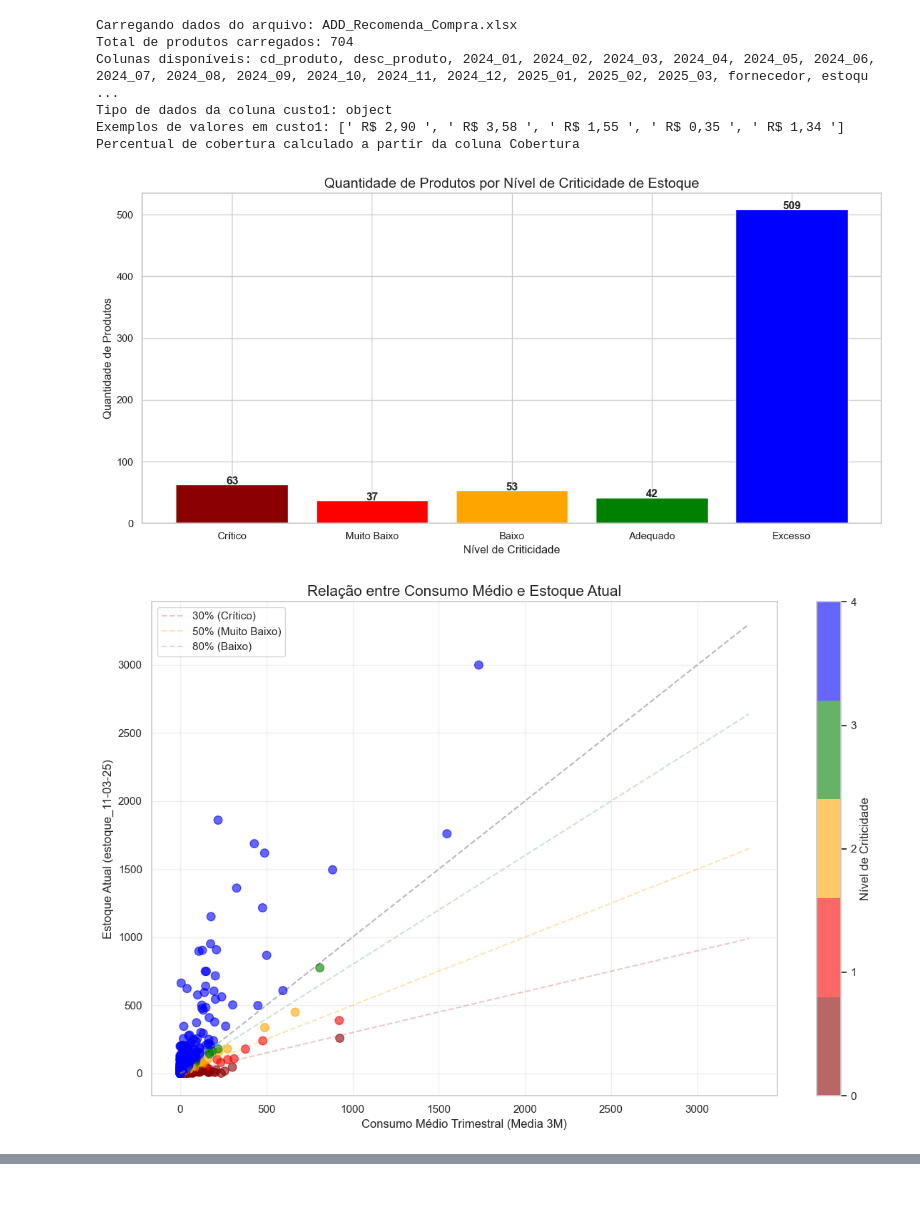
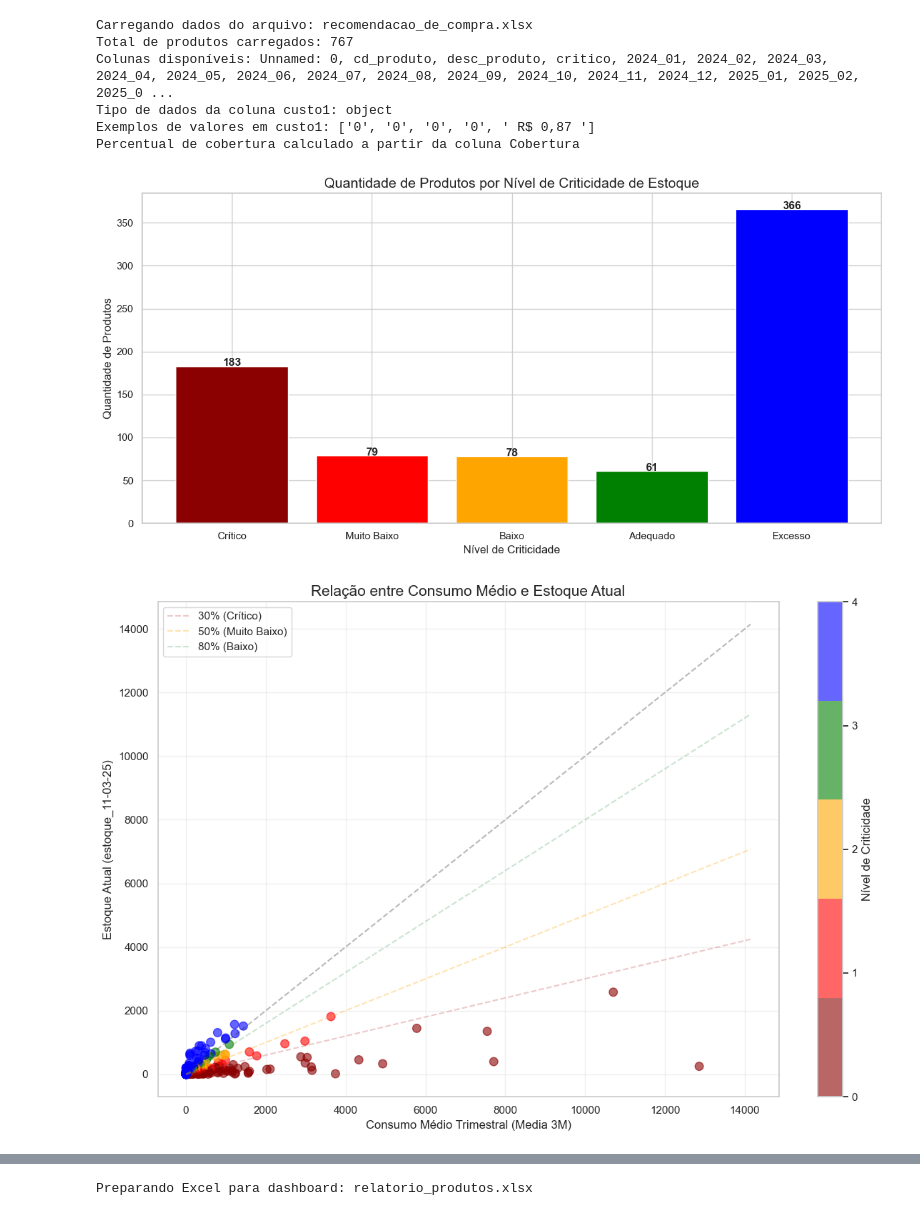
Before and after one commit to maloka-ai/poc-dashboard, a Jupyter notebook: dados/ADD/Dados_ADD_PF/Recomendacao_Compras.ipynb, the cells around one changed output, grey strips where cells are left out. Cells and saved outputs as stored; diff of their text form; code cells hidden in the pictures.

Commit message:
finish refactor para estoque

```diff
--- a/dados/ADD/Dados_ADD_PF/Recomendacao_Compras.ipynb
+++ b/dados/ADD/Dados_ADD_PF/Recomendacao_Compras.ipynb
@@ -22,7 +22,7 @@ import os
 plt.style.use('ggplot')
 sns.set(style="whitegrid")
 
-def analisar_estoque(arquivo_excel="ADD_Recomenda_Compra.xlsx"):
+def analisar_estoque(arquivo_excel="recomendacao_de_compra.xlsx"):
     """
     Analisa os dados de estoque e gera gráficos.
 
@@ -48,7 +48,7 @@ def analisar_estoque(arquivo_excel="ADD_Recomenda_Compra.xlsx"):
     mapeamento_colunas = {
         'cd_produto': 'cd_produto',
         'desc_produto': 'desc_produto',
-        'estoque_11-03-25': 'estoque_atual',  # Estoque atual
+        'estoque_atualizado': 'estoque_atualizado',  # Estoque atual
         'Media 3M': 'media_3m',               # Média de consumo trimestral
         'Cobertura': 'cobertura',             # Cobertura em meses
         'Sug 3M': 'sugestao_3m',              # Sugestão para 3 meses
@@ -72,7 +72,7 @@ def analisar_estoque(arquivo_excel="ADD_Recomenda_Compra.xlsx"):
                 colunas_faltantes.remove(col_faltante)
 
     # Verificar se ainda existem colunas faltantes críticas
-    colunas_criticas = ['estoque_11-03-25', 'Media 3M']
+    colunas_criticas = ['estoque_atualizado', 'Media 3M']
     colunas_criticas_faltantes = [col for col in colunas_criticas if col not in df.columns]
 
     if colunas_criticas_faltantes:
@@ -84,7 +84,7 @@ def analisar_estoque(arquivo_excel="ADD_Recomenda_Compra.xlsx"):
     #     print(df['custo1'].head(10))
 
     # Converter colunas numéricas
-    for col in ['estoque_11-03-25', 'Media 3M', 'Cobertura', 'Sug 3M', 'Sug 1M']:
+    for col in ['estoque_atualizado', 'Media 3M', 'Cobertura', 'Sug 3M', 'Sug 1M']:
         if col in df.columns:
             df[col] = pd.to_numeric(df[col], errors='coerce')
 
@@ -116,8 +116,8 @@ def analisar_estoque(arquivo_excel="ADD_Recomenda_Compra.xlsx"):
 
     # Calcular percentual de cobertura se 'Cobertura' não estiver disponível
     if 'Cobertura' not in df.columns:
-        if 'estoque_11-03-25' in df.columns and 'Media 3M' in df.columns:
-            df['percentual_cobertura'] = (df['estoque_11-03-25'] / df['Media 3M'] * 100).round(1)
+        if 'estoque_atualizado' in df.columns and 'Media 3M' in df.columns:
+            df['percentual_cobertura'] = (df['estoque_atualizado'] / df['Media 3M'] * 100).round(1)
             print("Percentual de cobertura calculado a partir do estoque atual e média 3M")
     else:
         # Usar a coluna 'Cobertura' para calcular o percentual (assumindo que Cobertura está em meses)
@@ -181,7 +181,7 @@ def analisar_estoque(arquivo_excel="ADD_Recomenda_Compra.xlsx"):
     # Plotar os pontos
     scatter = plt.scatter(
         df['Media 3M'],
-        df['estoque_11-03-25'],
+        df['estoque_atualizado'],
         c=criticidade_num,
         cmap=cm,
         alpha=0.6,
@@ -189,7 +189,7 @@ def analisar_estoque(arquivo_excel="ADD_Recomenda_Compra.xlsx"):
     )
 
     # Adicionar linha de referência para 100% de cobertura
-    max_val = max(df['Media 3M'].max(), df['estoque_11-03-25'].max()) * 1.1
+    max_val = max(df['Media 3M'].max(), df['estoque_atualizado'].max()) * 1.1
     plt.plot([0, max_val], [0, max_val], 'k--', alpha=0.3)
 
     # Adicionar linhas de referência para outros níveis
@@ -283,18 +283,38 @@ def analisar_estoque(arquivo_excel="ADD_Recomenda_Compra.xlsx"):
     print("\nResumo de Criticidade de Estoque:")
     print(tabela_criticidade)
 
-    # Gerar estatísticas de sugestão de compra
     if 'Sug 1M' in df.columns and 'custo1' in df.columns:
+        # Ensure both columns are numeric
+        df['Sug 1M'] = pd.to_numeric(df['Sug 1M'], errors='coerce')
+
+        # For custo1, first check if it's already numeric
+        if df['custo1'].dtype == object:  # If it's string or other object
+            # Try to handle various formats of currency
+            df['custo1'] = df['custo1'].astype(str).str.replace('R$', '', regex=False) \
+                                              .str.replace(' ', '', regex=False) \
+                                              .str.replace('.', '', regex=False) \
+                                              .str.replace(',', '.', regex=False)
+
+        # Now explicitly convert to numeric
+        df['custo1'] = pd.to_numeric(df['custo1'], errors='coerce')
+
+        # Add debug info
+        print(f"Tipos de dados após conversão:")
+        print(f"Sug 1M: {df['Sug 1M'].dtype}")
+        print(f"custo1: {df['custo1'].dtype}")
+        print(f"Primeiros 5 valores de Sug 1M: {df['Sug 1M'].head().tolist()}")
+        print(f"Primeiros 5 valores de custo1: {df['custo1'].head().tolist()}")
+
+        # Replace NaN values with zeros to avoid calculation issues
+        df['Sug 1M'] = df['Sug 1M'].fillna(0)
+        df['custo1'] = df['custo1'].fillna(0)
+
+        # Now calculate the estimated value
         df['valor_estimado_1m'] = df['Sug 1M'] * df['custo1']
 
         valor_total = df['valor_estimado_1m'].sum()
         valor_critico = df[df['criticidade'] == 'Crítico']['valor_estimado_1m'].sum()
         valor_muito_baixo = df[df['criticidade'] == 'Muito Baixo']['valor_estimado_1m'].sum()
-
-        print("\nResumo de Valores de Compra:")
-        print(f"Valor total estimado para compra: R$ {valor_total:,.2f}")
-        print(f"Valor para produtos críticos: R$ {valor_critico:,.2f} ({valor_critico/valor_total*100:.1f}%)")
-        print(f"Valor para produtos muito baixos: R$ {valor_muito_baixo:,.2f} ({valor_muito_baixo/valor_total*100:.1f}%)")
 
     # Criar gráfico de pizza para distribuição de criticidade
     plt.figure(figsize=(10, 8))
@@ -320,7 +340,7 @@ def analisar_estoque(arquivo_excel="ADD_Recomenda_Compra.xlsx"):
     # Criar relatório dos produtos críticos em formato tabular
     if len(df_criticos) > 0:
         # Selecionando colunas relevantes para o relatório
-        colunas_relatorio = ['cd_produto', 'desc_produto', 'estoque_11-03-25', 'Media 3M',
+        colunas_relatorio = ['cd_produto', 'desc_produto', 'estoque_atualizado', 'Media 3M',
                              'percentual_cobertura', 'criticidade']
 
         if 'Sug 1M' in df.columns:
@@ -368,7 +388,7 @@ def exportar_excel_para_dashboard(df, arquivo_saida="relatorio_produtos.xlsx"):
     })
 
     # 3. Dados para gráfico de dispersão
-    df_dispersao = df[['cd_produto', 'desc_produto', 'estoque_11-03-25', 'Media 3M',
+    df_dispersao = df[['cd_produto', 'desc_produto', 'estoque_atualizado', 'Media 3M',
                       'percentual_cobertura', 'criticidade']].copy()
 
     # 4. Top 20 produtos mais críticos
@@ -385,36 +405,36 @@ def exportar_excel_para_dashboard(df, arquivo_saida="relatorio_produtos.xlsx"):
     with pd.ExcelWriter(arquivo_saida, engine='xlsxwriter') as writer:
         # Adicionar cada DataFrame como uma aba
         df_completo.to_excel(writer, sheet_name='Dados_Completos', index=False)
         df_criticidade.to_excel(writer, sheet_name='Resumo_Criticidade', index=False)
         df_dispersao.to_excel(writer, sheet_name='Dados_Dispersao', index=False)
         df_top20_criticos.to_excel(writer, sheet_name='Top20_Criticos', index=False)
 
         if not resumo_valores.empty:
             resumo_valores.to_excel(writer, sheet_name='Resumo_Valores', index=False)
 
     print(f"Arquivo Excel '{arquivo_saida}' criado com sucesso!")
     print("\nEstrutura do arquivo:")
     print("- Dados_Completos: Todos os dados com métricas calculadas")
     print("- Resumo_Criticidade: Contagens por nível de criticidade")
     print("- Dados_Dispersao: Dados para o gráfico de dispersão")
     print("- Top20_Criticos: Os 20 produtos mais críticos")
 
     if not resumo_valores.empty:
         print("- Resumo_Valores: Valores de compra estimados por criticidade")
 
 if __name__ == "__main__":
     try:
         df_resultado = analisar_estoque()
         if df_resultado is not None:
             print("\nAnálise concluída com sucesso!")
     except Exception as e:
         print(f"Erro durante a análise: {e}")
 # %% [output]
-Carregando dados do arquivo: ADD_Recomenda_Compra.xlsx
-Total de produtos carregados: 704
-Colunas disponíveis: cd_produto, desc_produto, 2024_01, 2024_02, 2024_03, 2024_04, 2024_05, 2024_06, 2024_07, 2024_08, 2024_09, 2024_10, 2024_11, 2024_12, 2025_01, 2025_02, 2025_03, fornecedor, estoqu ...
+Carregando dados do arquivo: recomendacao_de_compra.xlsx
+Total de produtos carregados: 767
+Colunas disponíveis: Unnamed: 0, cd_produto, desc_produto, critico, 2024_01, 2024_02, 2024_03, 2024_04, 2024_05, 2024_06, 2024_07, 2024_08, 2024_09, 2024_10, 2024_11, 2024_12, 2025_01, 2025_02, 2025_0 ...
 Tipo de dados da coluna custo1: object
-Exemplos de valores em custo1: [' R$ 2,90 ', ' R$ 3,58 ', ' R$ 1,55 ', ' R$ 0,35 ', ' R$ 1,34 ']
+Exemplos de valores em custo1: ['0', '0', '0', '0', ' R$ 0,87 ']
 Percentual de cobertura calculado a partir da coluna Cobertura
-[figure, old version]
+[figure, new version]
-[figure, old version]
+[figure, new version]
@@ -431,0 +455 @@ Erro durante a análise: Unknown format code 'f' for object of type 'str'
+Preparando Excel para dashboard: relatorio_produtos.xlsx
```
Also changed, not shown: parts of 1 cell of this notebook, 14 other files.
